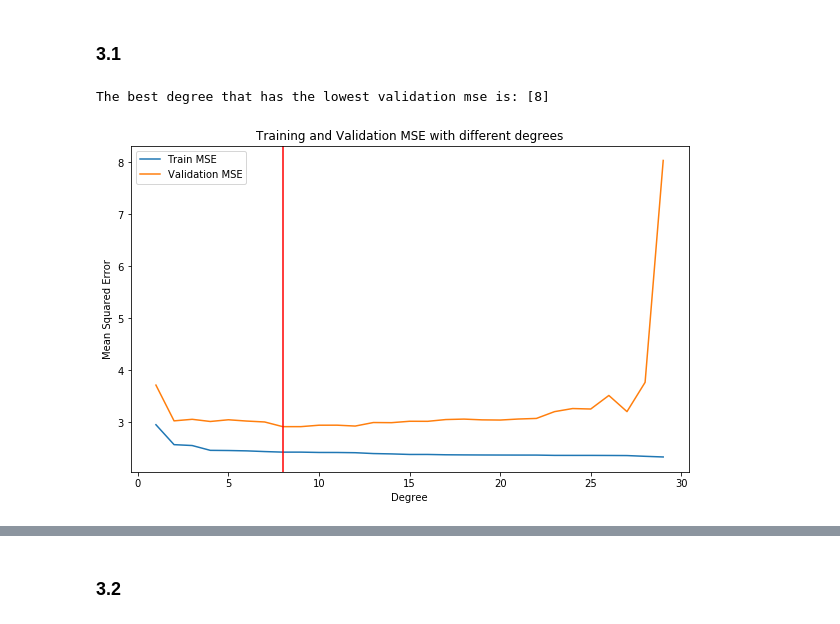
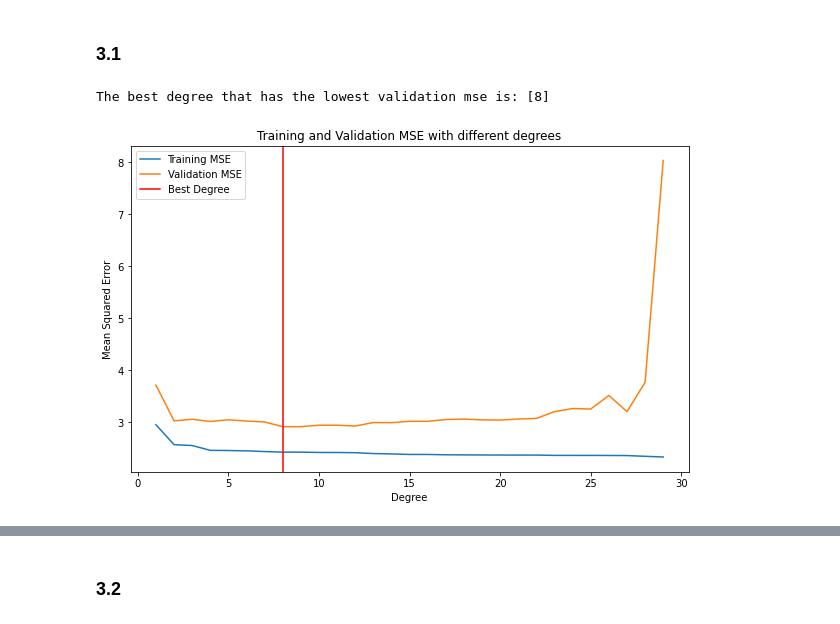
Before and after one commit to Wangsherpa/homeworks, a Jupyter notebook: Homework-2/ai1_c1_homework2_students.ipynb, the cells around one changed output, grey strips where cells are left out. Saved outputs shown, nothing was run; the diff lists cells and outputs as text; code cells hidden in the pictures.

```diff
--- a/Homework-2/ai1_c1_homework2_students.ipynb
+++ b/Homework-2/ai1_c1_homework2_students.ipynb
@@ -319,7 +302,7 @@ max_degree = 50
 test_mse_dict = {}
 
 # create a list to save training and validation error
-train_error, validation_error = [], []
+training_error, validation_error = [], []
 
 for d in range(1, max_degree):
     x_train_poly = PolynomialFeatures(d).fit_transform(x_train)
@@ -337,7 +320,7 @@ for d in range(1, max_degree):
     validation_mse = mean_squared_error(y_val, y_val_pred)
 
     # append the training and validation errors
-    train_error.append(training_mse)
+    training_error.append(training_mse)
     validation_error.append(validation_mse)
 
     # keep track of degree and mse
@@ -345,22 +328,22 @@ for d in range(1, max_degree):
 # %%
 # your code here
 # getting the best degree that has the lowest validation mse
 best_degree = [d for d in test_mse_dict if test_mse_dict[d] == min(test_mse_dict.values())]
 print(f"The best degree that has the lowest validation mse is: {best_degree}")
 
 # plotting training and validation mse with all the degrees
 plt.figure(figsize=(10, 6))
-plt.plot(range(1, 30), train_error[:29], label="Train MSE")
+plt.plot(range(1, 30), training_error[:29], label="Training MSE")
 plt.plot(range(1, 30), validation_error[:29], label="Validation MSE")
-plt.axvline(best_degree[0], color='red')
+plt.axvline(best_degree[0], color='red', label="Best Degree")
 plt.title("Training and Validation MSE with different degrees")
 plt.xlabel("Degree")
 plt.ylabel("Mean Squared Error")
 plt.legend()
 plt.show()
 # %% [output]
 The best degree that has the lowest validation mse is: [8]
-[figure, old version]
+[figure, new version]
 # %%
 # Print the train and validation MSE along with the degree of the best model.
 # To do this find the degree that gives the lowest MSE.
```
Also changed, not shown: parts of 40 cells of this notebook.
